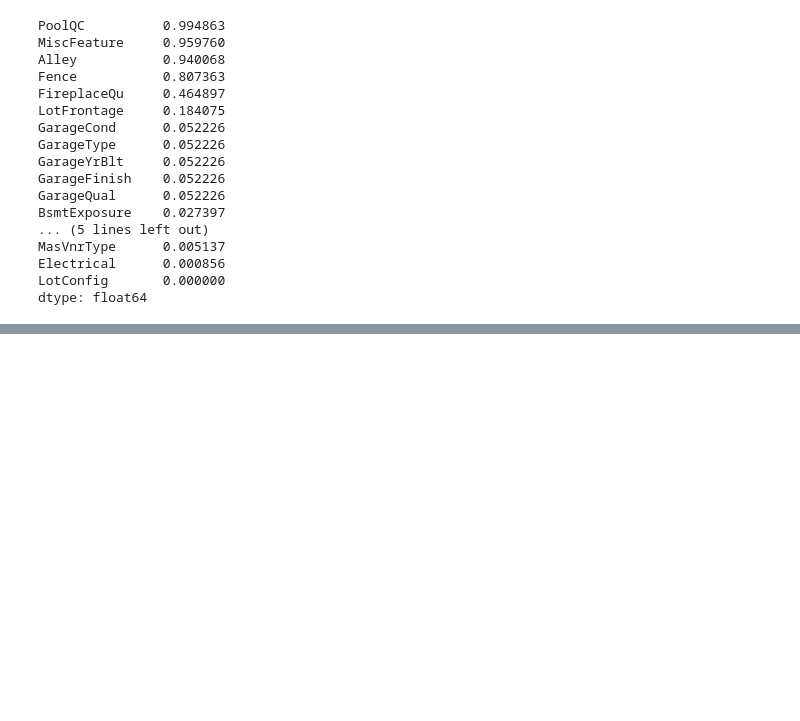
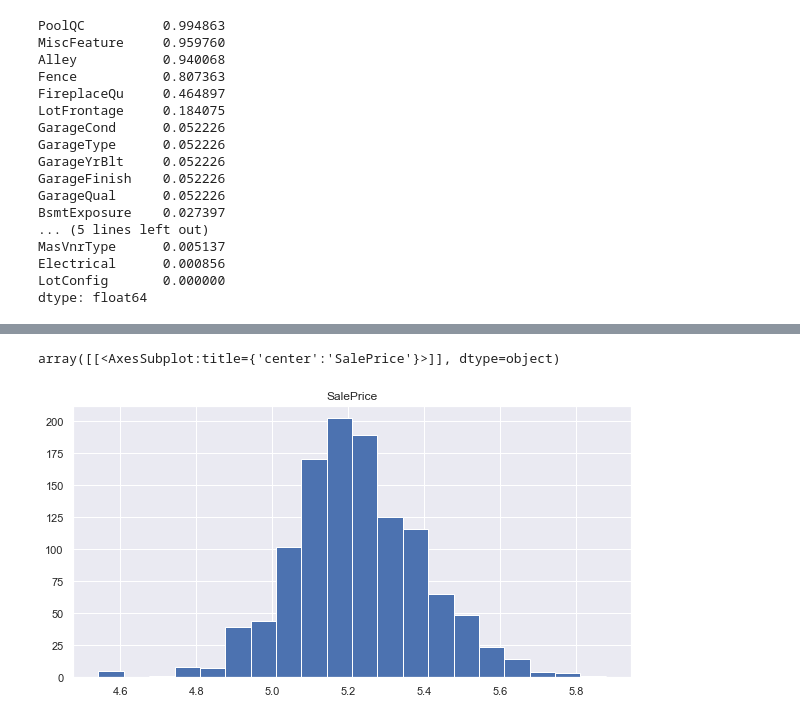
Before and after one commit to Zhang-Haipeng/house-price-prediction, a Jupyter notebook: src/EDA/EDA_Roc.ipynb, the cells around one changed output, grey strips where cells are left out. Saved outputs shown, nothing was run; the diff lists cells and outputs as text; code cells hidden in the pictures; blank space fills up the shorter version.

```diff
--- a/src/EDA/EDA_Roc.ipynb
+++ b/src/EDA/EDA_Roc.ipynb
@@ -61,0 +65,6 @@ Length: 80, dtype: object
+# %%
+# dist of log trans of y
+pd.DataFrame(np.log10(y_train)).hist(bins=20)
+# %% [output]
+array([[<AxesSubplot:title={'center':'SalePrice'}>]], dtype=object)
+[figure, added]
```
Also changed, not shown: parts of 5 cells of this notebook.
